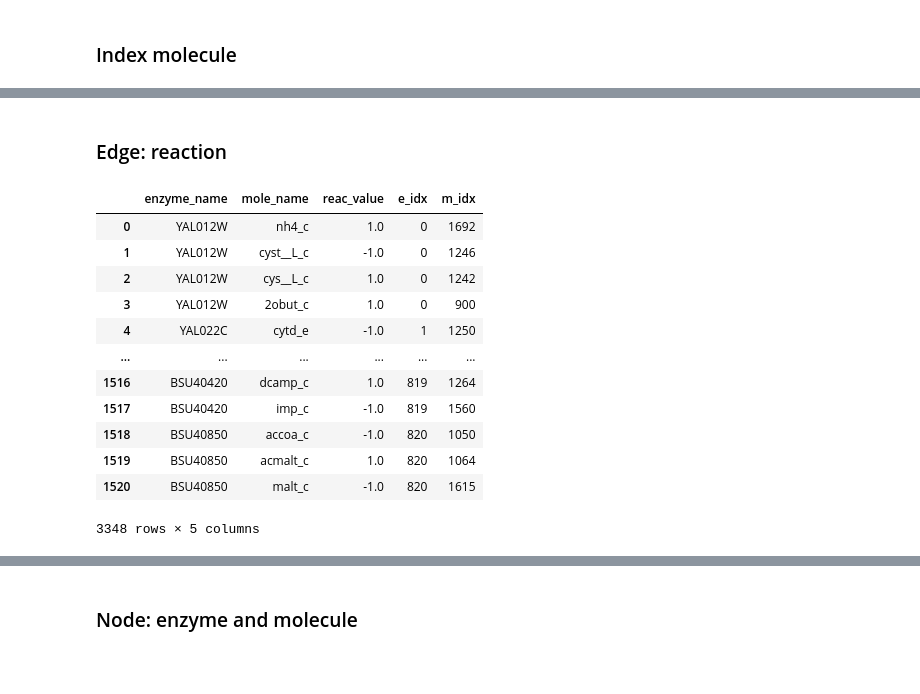
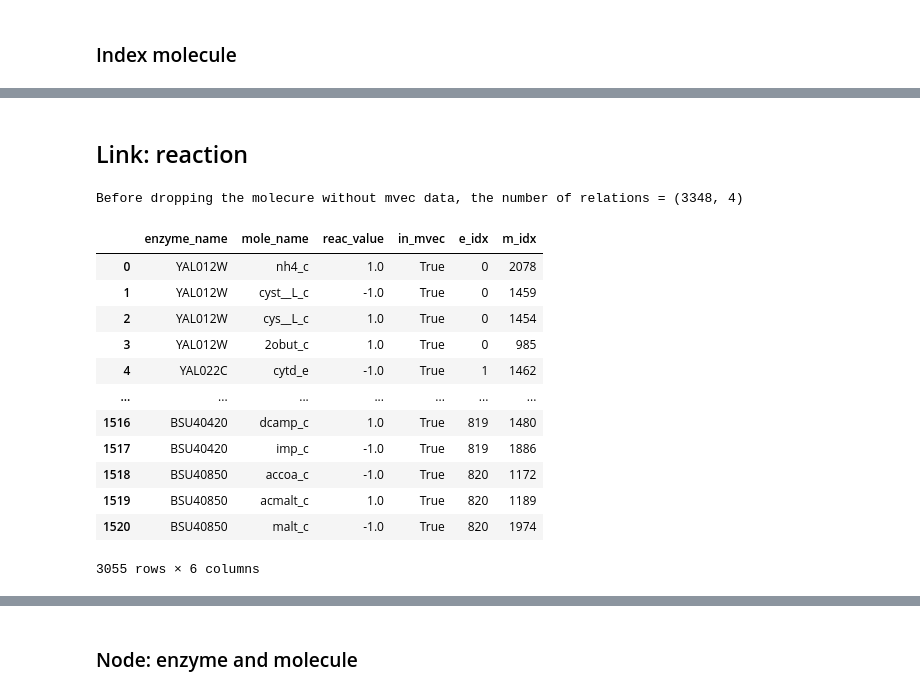
Before and after one commit to iamyufan/AlphaFold-Research, a Jupyter notebook: gnn/data/preprocess/data_preprocess.ipynb, the cells around one changed output, grey strips where cells are left out. Cells and saved outputs as stored; diff of their text form; code cells hidden in the pictures; blank space fills up the shorter version.

Commit message:
Update data preprocessing

```diff
--- a/gnn/data/preprocess/data_preprocess.ipynb
+++ b/gnn/data/preprocess/data_preprocess.ipynb
@@ -12,3 +10,4 @@ model_1 = pd.read_csv(models_list[0])
 mvec_1 = pd.read_csv(mvecs_list[0])
 model_2 = pd.read_csv(models_list[1])
 mvec_2 = pd.read_csv(mvecs_list[1])
+mvec = pd.read_csv('mvec_withCompartment.csv')
@@ -28,5 +45,5 @@ print(num_e)
 # %%
-index_e = pd.DataFrame({'enzyme_name': es_all, 'index': list(range(num_e))}, columns=['enzyme_name', 'index'])
-index_e.set_index('enzyme_name', inplace=True)
-index_e
+node_e = pd.DataFrame({'node_name': es_all, 'node_id': list(range(num_e))}, columns=['node_name', 'node_id'])
+index_e = node_e.set_index('node_name')
+node_e
 # %% [output]
@@ -48,0 +83,11 @@ index_e
+# %%
+num_m = mvec.shape[0]
+print('Number of nodes of node_type_id 1: {}'.format(num_m))
+node_m = mvec.loc[:, :]
+# node_m = pd.DataFrame({'node_name': mvec['Mol'], 'node_id': list(range(num_e, num_e+num_m))}, columns=['node_name', 'node_id'])
+# index_m = node_m.set_index('node_name')
+node_m['feature'] = node_m.apply(conver_feature_to_list, axis=1)
+node_m = node_m.loc[:, ['Mol', 'feature']]
+node_m = pd.DataFrame({'node_name': node_m['Mol'], 'node_id': list(range(num_e, num_e+num_m)), 'node_feature': node_m['feature']}, columns=['node_name', 'node_id', 'node_feature'])
+index_m = node_m.set_index('node_name')
+node_m
@@ -62,4 +122,0 @@ print(num_m)
-# %%
-index_m = pd.DataFrame({'mole_name': ms_all, 'index': list(range(num_e, num_e+num_m))}, columns=['mole_name', 'index'])
-index_m.set_index('mole_name', inplace=True)
-index_m
@@ -81,32 +123,44 @@ index_m
 # %% [markdown]
-### Edge: reaction
+## Link: reaction
 # %%
+# Get reaction relations
 reac_1 = model_1.loc[:, ['Rule', 'reac_meta_name', 'reac_meta_value']]
 reac_1.columns = ['enzyme_name', 'mole_name', 'reac_value']
 
 reac_2 = model_2.loc[:, ['BSU', 'reac_meta_name', 'reac_meta_value']]
 reac_2.columns = ['enzyme_name', 'mole_name', 'reac_value']
 
 reac = pd.concat((reac_1, reac_2), axis=0)
 
+
+# Log the molecure without mvec data
+reac['in_mvec'] = reac['mole_name'].apply(lambda x: x in list(node_m['node_name']))
+no_mvec_data = reac[reac['in_mvec'] == False]
+no_mvec_data.to_csv('no_mvec_data.csv')
+
+print('Before dropping the molecure without mvec data, the number of relations = {}'.format(reac.shape))
+reac = reac[reac['in_mvec'] == True]
+reac
+
 # Get the index of the enzyme and molecule
-reac['e_idx'] = reac['enzyme_name'].apply(lambda x: index_e.loc[x]['index'])
-reac['m_idx'] = reac['mole_name'].apply(lambda x: index_m.loc[x]['index'])
+reac['e_idx'] = reac['enzyme_name'].apply(lambda x: index_e.loc[x]['node_id'])
+reac['m_idx'] = reac['mole_name'].apply(lambda x: index_m.loc[x]['node_id'])
 reac
 # %% [output]
+Before dropping the molecure without mvec data, the number of relations = (3348, 4)
-|  | enzyme_name | mole_name | reac_value | e_idx | m_idx |
-| 0 | YAL012W | nh4_c | 1.0 | 0 | 1692 |
-| 1 | YAL012W | cyst__L_c | -1.0 | 0 | 1246 |
-| 2 | YAL012W | cys__L_c | 1.0 | 0 | 1242 |
-| 3 | YAL012W | 2obut_c | 1.0 | 0 | 900 |
-| 4 | YAL022C | cytd_e | -1.0 | 1 | 1250 |
-| ... | ... | ... | ... | ... | ... |
-| 1516 | BSU40420 | dcamp_c | 1.0 | 819 | 1264 |
-| 1517 | BSU40420 | imp_c | -1.0 | 819 | 1560 |
-| 1518 | BSU40850 | accoa_c | -1.0 | 820 | 1050 |
-| 1519 | BSU40850 | acmalt_c | 1.0 | 820 | 1064 |
-| 1520 | BSU40850 | malt_c | -1.0 | 820 | 1615 |
+|  | enzyme_name | mole_name | reac_value | in_mvec | e_idx | m_idx |
+| 0 | YAL012W | nh4_c | 1.0 | True | 0 | 2078 |
+| 1 | YAL012W | cyst__L_c | -1.0 | True | 0 | 1459 |
+| 2 | YAL012W | cys__L_c | 1.0 | True | 0 | 1454 |
+| 3 | YAL012W | 2obut_c | 1.0 | True | 0 | 985 |
+| 4 | YAL022C | cytd_e | -1.0 | True | 1 | 1462 |
+| ... | ... | ... | ... | ... | ... | ... |
+| 1516 | BSU40420 | dcamp_c | 1.0 | True | 819 | 1480 |
+| 1517 | BSU40420 | imp_c | -1.0 | True | 819 | 1886 |
+| 1518 | BSU40850 | accoa_c | -1.0 | True | 820 | 1172 |
+| 1519 | BSU40850 | acmalt_c | 1.0 | True | 820 | 1189 |
+| 1520 | BSU40850 | malt_c | -1.0 | True | 820 | 1974 |
-3348 rows × 5 columns
+3055 rows × 6 columns
 # %%
 # Get edge_type_id
 reac['edge_type_id'] = reac['reac_value'].apply(lambda x: 1 if x > 0 else 0)
```
Also changed, not shown: parts of 26 cells of this notebook, 6 other files.
